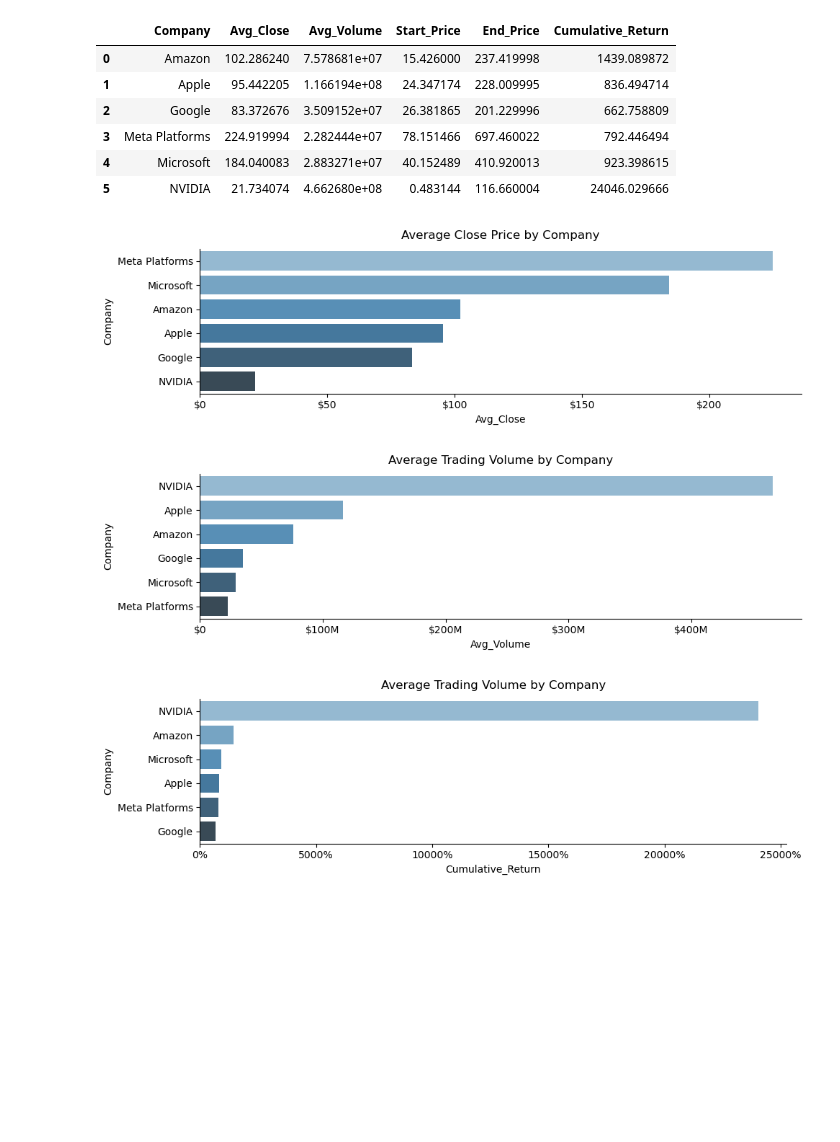
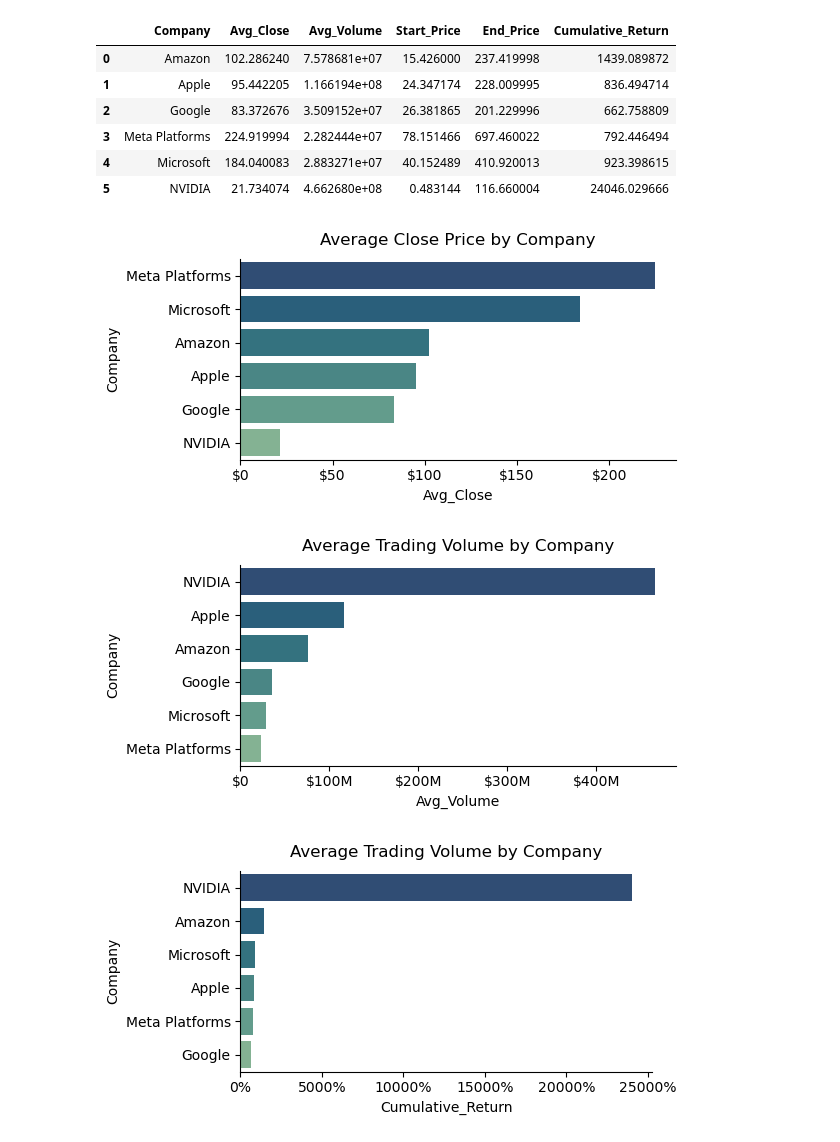
Before and after one commit to modyreturn/Stock-Market-Analysis, a Jupyter notebook: Stock_Analysis.ipynb, the cells around one changed output. Cells and saved outputs as stored; diff of their text form; code cells hidden in the pictures; blank space fills up the shorter version.

Commit message:
Stock_Analysis

```diff
--- a/Stock_Analysis.ipynb
+++ b/Stock_Analysis.ipynb
@@ -9,3 +9,6 @@ from datetime import date, timedelta
 
 import warnings
 warnings.filterwarnings("ignore")
+
+df = pd.read_csv(r"C:\Users\Mohamed Fawzi\Desktop\Stock Market Analysis\stock_analysis.csv")
+df
@@ -74,24 +28,0 @@ df_reshaped.head(2)
-# %%
-df_reshaped['Year'] = df_reshaped['Date'].dt.year # Extracting Year column form Date column
-df_reshaped['Month'] = df_reshaped['Date'].dt.month # Extracting Month column from Date column
-
-# Mapping dictionary for ticker to company name
-ticker_to_company = {
-    'AAPL': 'Apple',
-    'AMZN': 'Amazon',
-    'GOOGL': 'Google',
-    'META': 'Meta Platforms',
-    'MSFT': 'Microsoft',
-    'NVDA': 'NVIDIA'
-}
-# Mapping dictionary for month number  to month name
-month_to_month_name = {
-    1: 'Jan', 2: 'Feb', 3: 'Mar', 4: 'Apr', 5: 'May', 6: 'Jun',
-    7: 'Jul', 8: 'Aug', 9: 'Sep', 10: 'Oct', 11: 'Nov', 12: 'Dec'
-}
-df_reshaped['Month Name'] = df_reshaped['Month'].map(month_to_month_name)
-df_reshaped['Company'] = df_reshaped['Ticker'].map(ticker_to_company)
-
-df = df_reshaped[['Date','Ticker', 'Company', 'Close', 'High', 'Low', 'Open', 'Volume', 'Year', 'Month Name', 'Month']]
-
-df.head()
@@ -144,41 +51,41 @@ desc_stats
 # %%
 
 avg_close = desc_stats.sort_values(by='Avg_Close', ascending=False).copy()
 
-plt.figure(figsize=(10, 3))
+plt.figure(figsize=(6, 3))
 
 sns.barplot(data=avg_close,
             x='Avg_Close',
             y='Company',
-            palette='Blues_d',
+            palette='crest_r',
            )
 
 
 def curruncy_formatter(x, pos):
     if x >= 1e6:
         return f"${x / 1e6:.0f}M"
     else:
         return f"${x:.0f}"
 
 # Format x-axis tick labels
 plt.gca().xaxis.set_major_formatter(FuncFormatter(curruncy_formatter))
 
 plt.title('Average Close Price by Company', pad=10)
 
 sns.despine()
 plt.tight_layout()
 plt.show()
 # %% [output]
-[figure, old version]
+[figure, new version]
 # %%
 
 avg_volume = desc_stats.sort_values(by='Avg_Volume', ascending=False).copy()
 
-plt.figure(figsize=(10, 3))
+plt.figure(figsize=(6, 3))
 sns.barplot(data=avg_volume,
             x='Avg_Volume',
             y='Company',
-            palette='Blues_d',
+            palette='crest_r',
            )
 def curruncy_formatter(x, pos):
     if x >= 1e6:
@@ -196,16 +103,16 @@ sns.despine()
 plt.tight_layout()
 plt.show()
 # %% [output]
-[figure, old version]
+[figure, new version]
 # %%
 
 cumulative_return = desc_stats.sort_values(by='Cumulative_Return', ascending=False).copy()
 
-plt.figure(figsize=(10, 3))
+plt.figure(figsize=(6, 3))
 sns.barplot(data=cumulative_return,
             x='Cumulative_Return',
             y='Company',
-            palette='Blues_d',
+            palette='crest_r',
            )
 
 def perc_formatter(x, pos):
@@ -222,4 +129,4 @@ sns.despine()
 plt.tight_layout()
 plt.show()
 # %% [output]
-[figure, old version]
+[figure, new version]
```
Also changed, not shown: parts of 10 cells of this notebook.
